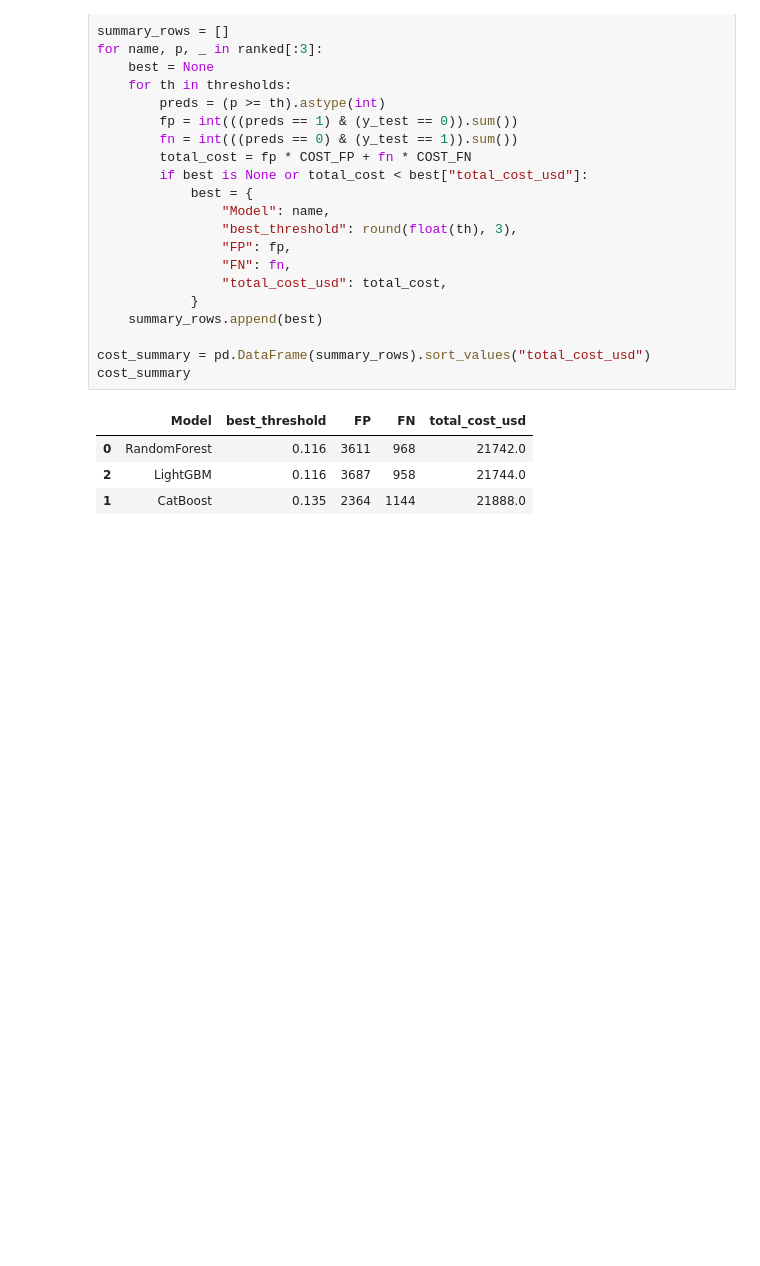
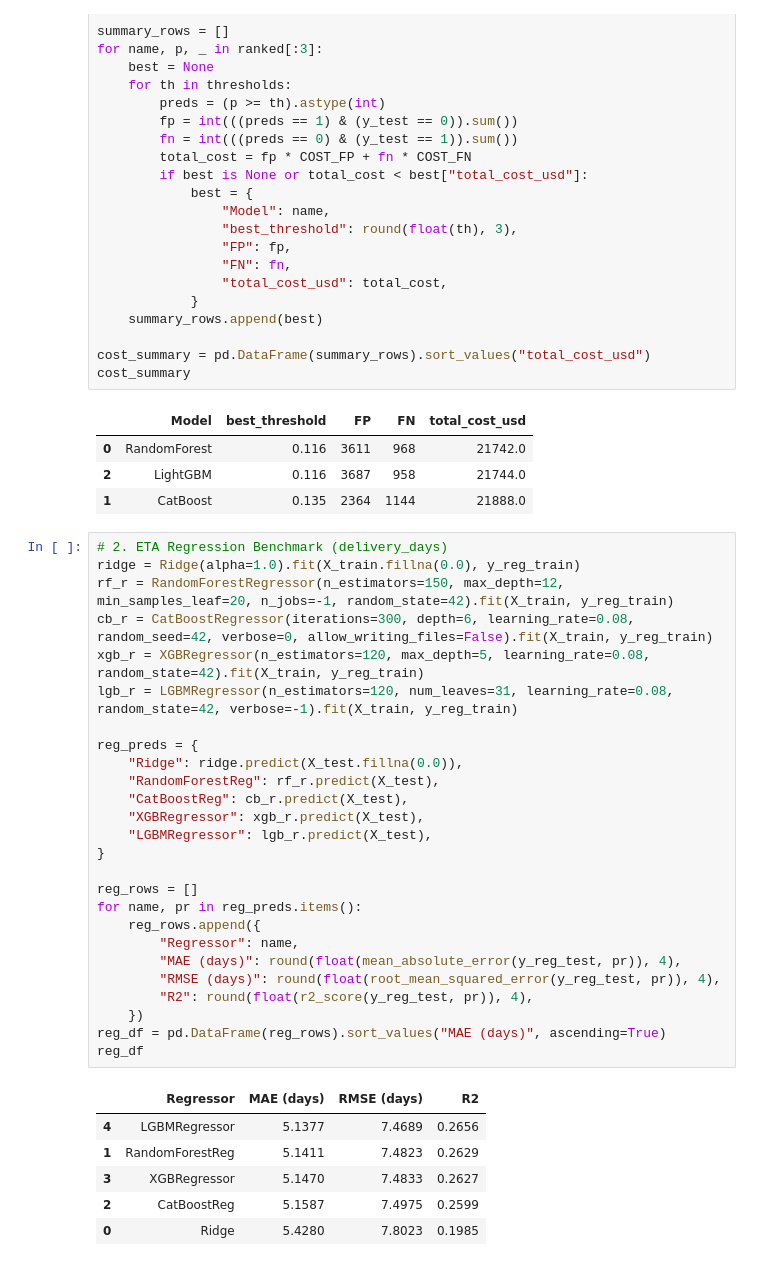
Before and after one commit to gunawanwijaya/apprentice, a Jupyter notebook: 01-delivery-sla-breach/ml/notebooks/01_eda_benchmark.ipynb, the cells around one changed output. Drawn from its saved outputs; the diff is of its cells as text; blank space fills up the shorter version.

```diff
--- a/01-delivery-sla-breach/ml/notebooks/01_eda_benchmark.ipynb
+++ b/01-delivery-sla-breach/ml/notebooks/01_eda_benchmark.ipynb
@@ -201,3 +200,36 @@ cost_summary
 | 0 | RandomForest | 0.116 | 3611 | 968 | 21742.0 |
 | 2 | LightGBM | 0.116 | 3687 | 958 | 21744.0 |
 | 1 | CatBoost | 0.135 | 2364 | 1144 | 21888.0 |
+# %%
+# 2. ETA Regression Benchmark (delivery_days)
+ridge = Ridge(alpha=1.0).fit(X_train.fillna(0.0), y_reg_train)
+rf_r = RandomForestRegressor(n_estimators=150, max_depth=12, min_samples_leaf=20, n_jobs=-1, random_state=42).fit(X_train, y_reg_train)
+cb_r = CatBoostRegressor(iterations=300, depth=6, learning_rate=0.08, random_seed=42, verbose=0, allow_writing_files=False).fit(X_train, y_reg_train)
+xgb_r = XGBRegressor(n_estimators=120, max_depth=5, learning_rate=0.08, random_state=42).fit(X_train, y_reg_train)
+lgb_r = LGBMRegressor(n_estimators=120, num_leaves=31, learning_rate=0.08, random_state=42, verbose=-1).fit(X_train, y_reg_train)
+
+reg_preds = {
+    "Ridge": ridge.predict(X_test.fillna(0.0)),
+    "RandomForestReg": rf_r.predict(X_test),
+    "CatBoostReg": cb_r.predict(X_test),
+    "XGBRegressor": xgb_r.predict(X_test),
+    "LGBMRegressor": lgb_r.predict(X_test),
+}
+
+reg_rows = []
+for name, pr in reg_preds.items():
+    reg_rows.append({
+        "Regressor": name,
+        "MAE (days)": round(float(mean_absolute_error(y_reg_test, pr)), 4),
+        "RMSE (days)": round(float(root_mean_squared_error(y_reg_test, pr)), 4),
+        "R2": round(float(r2_score(y_reg_test, pr)), 4),
+    })
+reg_df = pd.DataFrame(reg_rows).sort_values("MAE (days)", ascending=True)
+reg_df
+# %% [output]
+|  | Regressor | MAE (days) | RMSE (days) | R2 |
+| 4 | LGBMRegressor | 5.1377 | 7.4689 | 0.2656 |
+| 1 | RandomForestReg | 5.1411 | 7.4823 | 0.2629 |
+| 3 | XGBRegressor | 5.1470 | 7.4833 | 0.2627 |
+| 2 | CatBoostReg | 5.1587 | 7.4975 | 0.2599 |
+| 0 | Ridge | 5.4280 | 7.8023 | 0.1985 |
```
Also changed, not shown: parts of 4 cells of this notebook, 7 other files.
